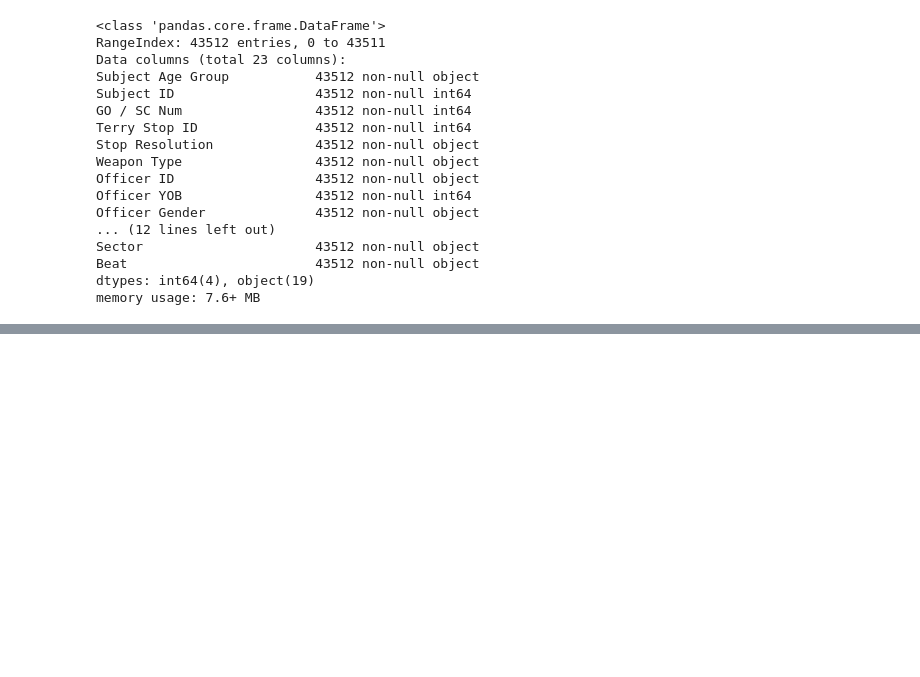
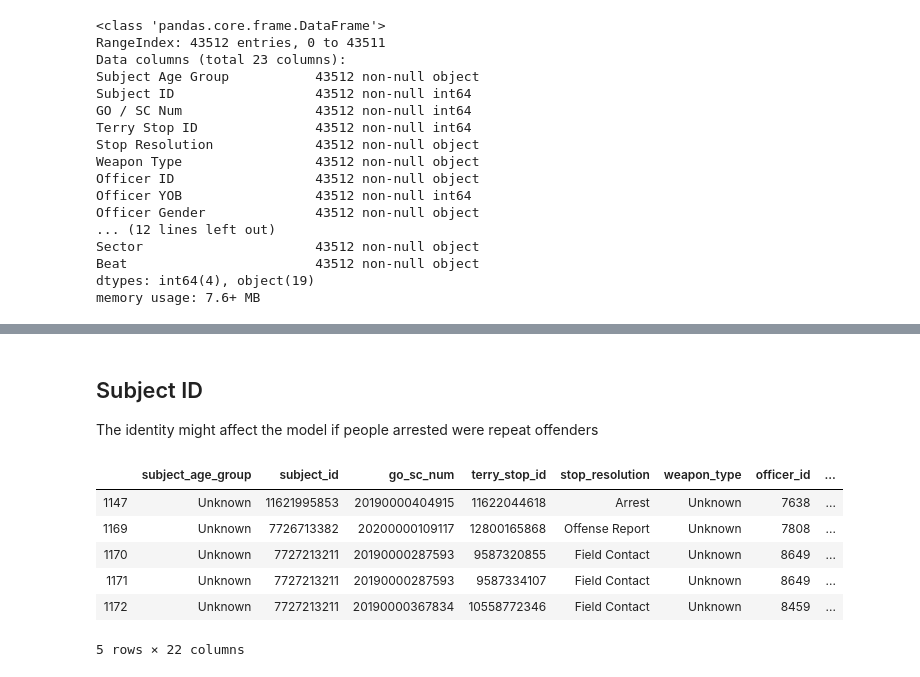
Before and after one commit to bmauss/LogReg_Analysis_of_Terry_Stops, a Jupyter notebook: Obtaining and Scrubbing Data.ipynb, the cells around one changed output, grey strips where cells are left out. Drawn from its saved outputs; the diff is of its cells as text; code cells hidden in the pictures; blank space fills up the shorter version.

```diff
--- a/Obtaining and Scrubbing Data.ipynb
+++ b/Obtaining and Scrubbing Data.ipynb
@@ -93,0 +202,16 @@ memory usage: 7.6+ MB
+# %% [markdown]
+## Subject ID
+The identity might affect the model if people arrested were repeat offenders
+# %%
+# subsetting data so analyze the duplicate Subject ID's
+
+ids = adf[adf['subject_id'] > 3]
+ids.head()
+# %% [output]
+|  | subject_age_group | subject_id | go_sc_num | terry_stop_id | stop_resolution | weapon_type | officer_id | ... |
+| 1147 | Unknown | 11621995853 | 20190000404915 | 11622044618 | Arrest | Unknown | 7638 | ... |
+| 1169 | Unknown | 7726713382 | 20200000109117 | 12800165868 | Offense Report | Unknown | 7808 | ... |
+| 1170 | Unknown | 7727213211 | 20190000287593 | 9587320855 | Field Contact | Unknown | 8649 | ... |
+| 1171 | Unknown | 7727213211 | 20190000287593 | 9587334107 | Field Contact | Unknown | 8649 | ... |
+| 1172 | Unknown | 7727213211 | 20190000367834 | 10558772346 | Field Contact | Unknown | 8459 | ... |
+5 rows × 22 columns
```
Also changed, not shown: parts of 35 cells of this notebook, 2 other files.
